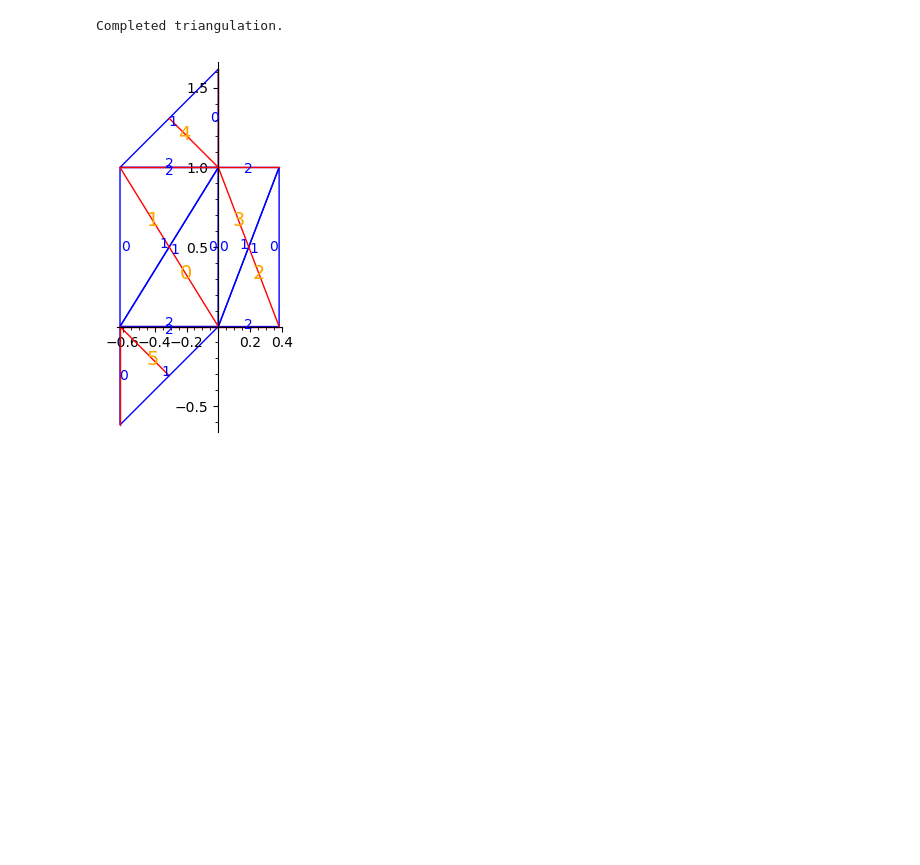
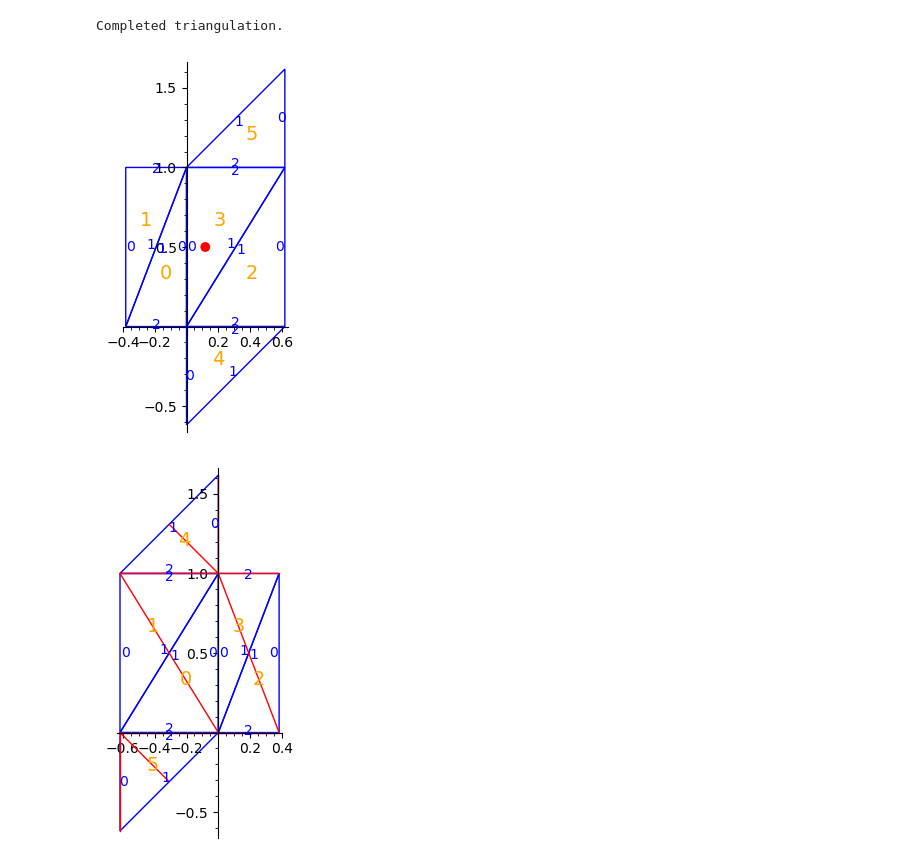
Before and after one commit to sfreedman67/samsurf, a Jupyter notebook: bowman/testing_cyl_ref.ipynb, the cells around one changed output. Drawn from its saved outputs; the diff is of its cells as text; code cells hidden in the pictures; blank space fills up the shorter version.

Commit message:
added tracking of marked pts

```diff
--- a/bowman/testing_cyl_ref.ipynb
+++ b/bowman/testing_cyl_ref.ipynb
@@ -12,6 +12,12 @@ X = rational_ht_application.bicuspid_segments(Y)
 #Y.plot().show()
 # %% [output]
 Completed triangulation.
+# %%
+veech_elem = matrix([[1, 99], [0, 1]])
+new, indx, coord = Y.track_marked_point((1/2, 1/2, 0), 0, veech_elem)
+new.plot()
+# %% [output]
+[figure, added]
 # %%
 constraints_dict = rational_ht_application.segments_for_plotting(X) # get dictionary of triangles and constraints
 Z = Y.plot_constraints(constraints_dict) # get triangulation with marked segments
```
Also changed, not shown: parts of 1 cell of this notebook, 1 other file.
